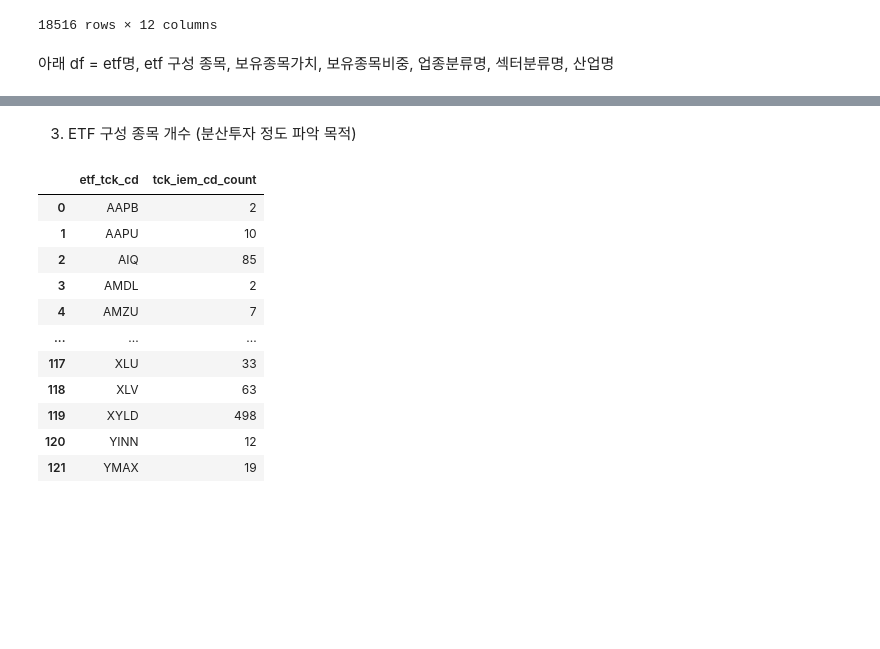
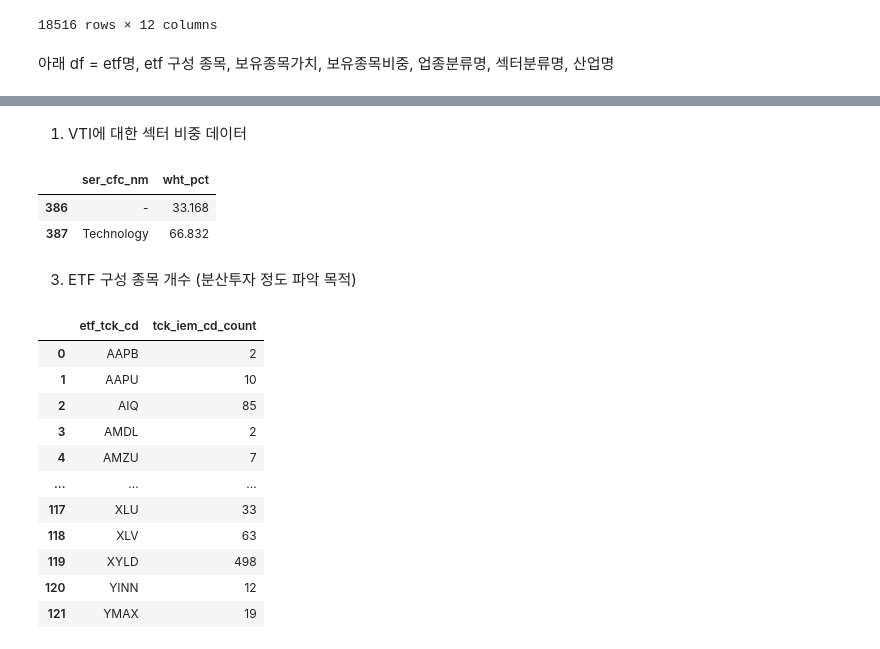
Before and after one commit to froggy-hyun/24NH_bigdata, a Jupyter notebook: code_yunseo.ipynb, the cells around one changed output, grey strips where cells are left out. Cells and saved outputs as stored; diff of their text form; code cells hidden in the pictures; blank space fills up the shorter version.

```diff
--- a/code_yunseo.ipynb
+++ b/code_yunseo.ipynb
@@ -118,3 +193,13 @@ df3
+# %% [markdown]
+1. VTI에 대한 섹터 비중 데이터
+# %%
+vti_data = result_df[result_df['etf_tck_cd'] == 'NVDL']
+vti_data = vti_data.drop(columns=['etf_tck_cd'])
+vti_data
+# %% [output]
+|  | ser_cfc_nm | wht_pct |
+| 386 | - | 33.168 |
+| 387 | Technology | 66.832 |
 # %% [markdown]
 3. ETF 구성 종목 개수 (분산투자 정도 파악 목적)
 # %%
```
Also changed, not shown: parts of 21 cells of this notebook.
